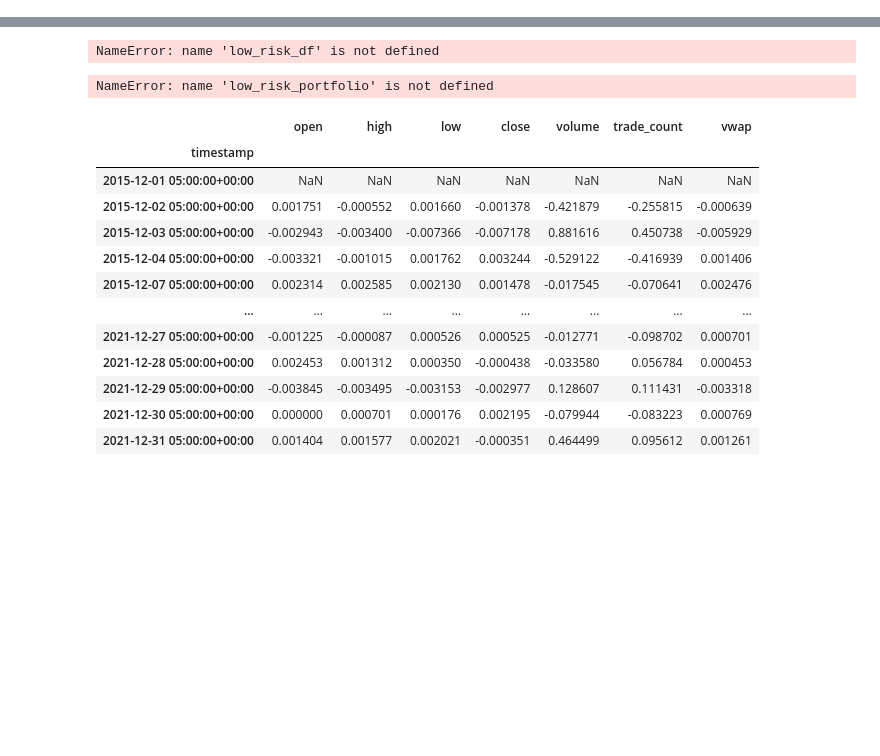
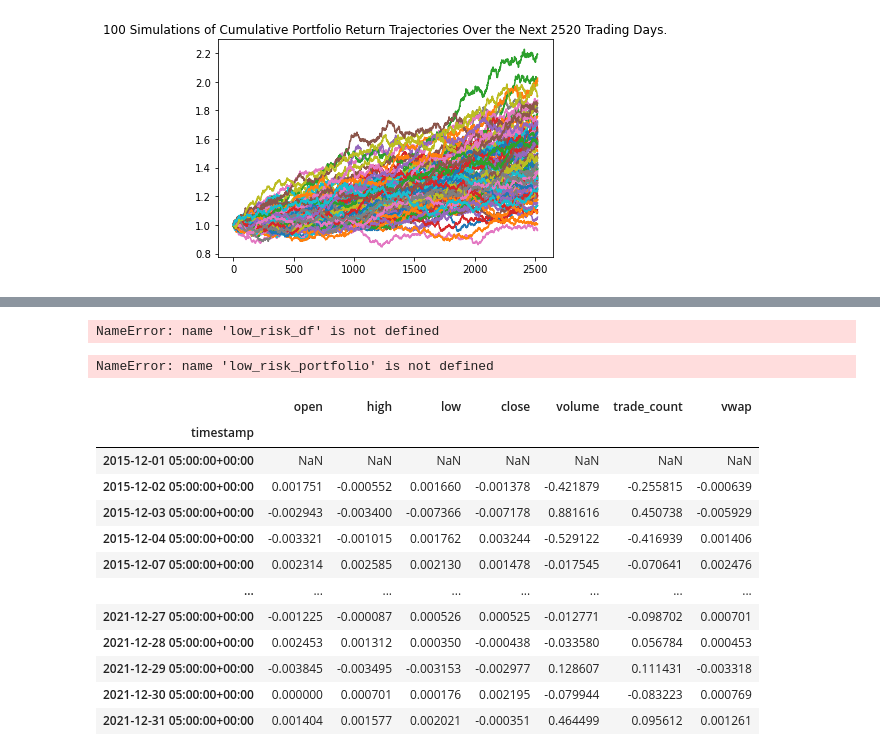
Before and after one commit to dhut1621/Project-1, a Jupyter notebook: Ryan's_Project_1.ipynb, the cells around one changed output, grey strips where cells are left out. Drawn from its saved outputs; the diff is of its cells as text; code cells hidden in the pictures; blank space fills up the shorter version.

```diff
--- a/Ryan's_Project_1.ipynb
+++ b/Ryan's_Project_1.ipynb
@@ -128,0 +181,4 @@ NameError: name 'MCSimulation' is not defined
+# %%
+low_risk_mc_sim = low_risk_df.plot_simulation()
+# %% [output]
+[figure, added]
```
Also changed, not shown: parts of 18 cells of this notebook.
